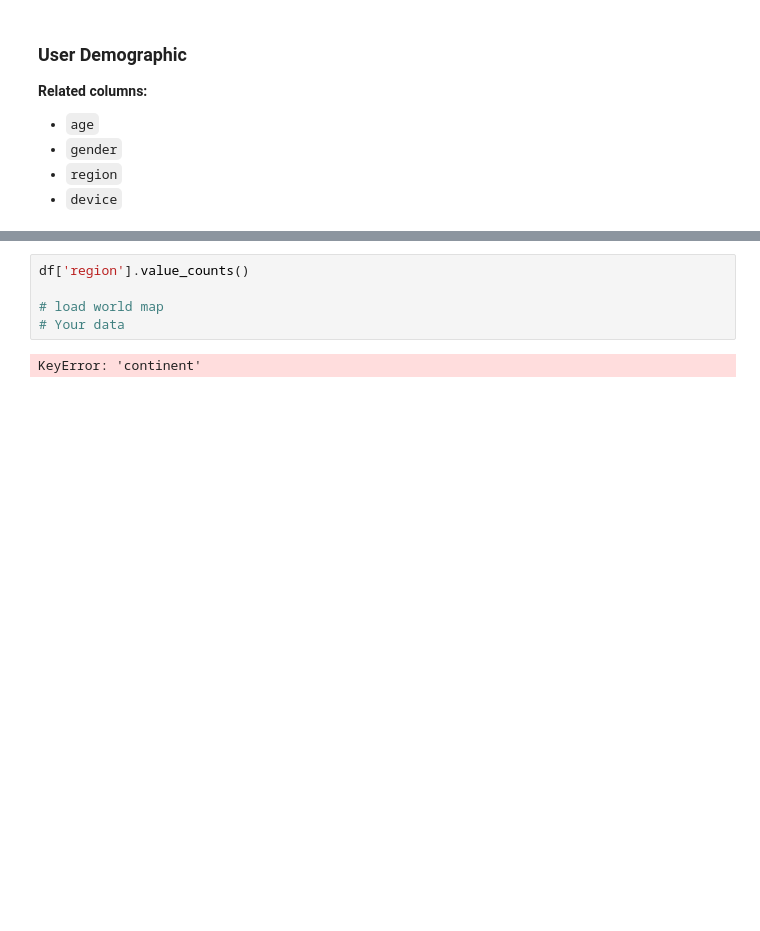
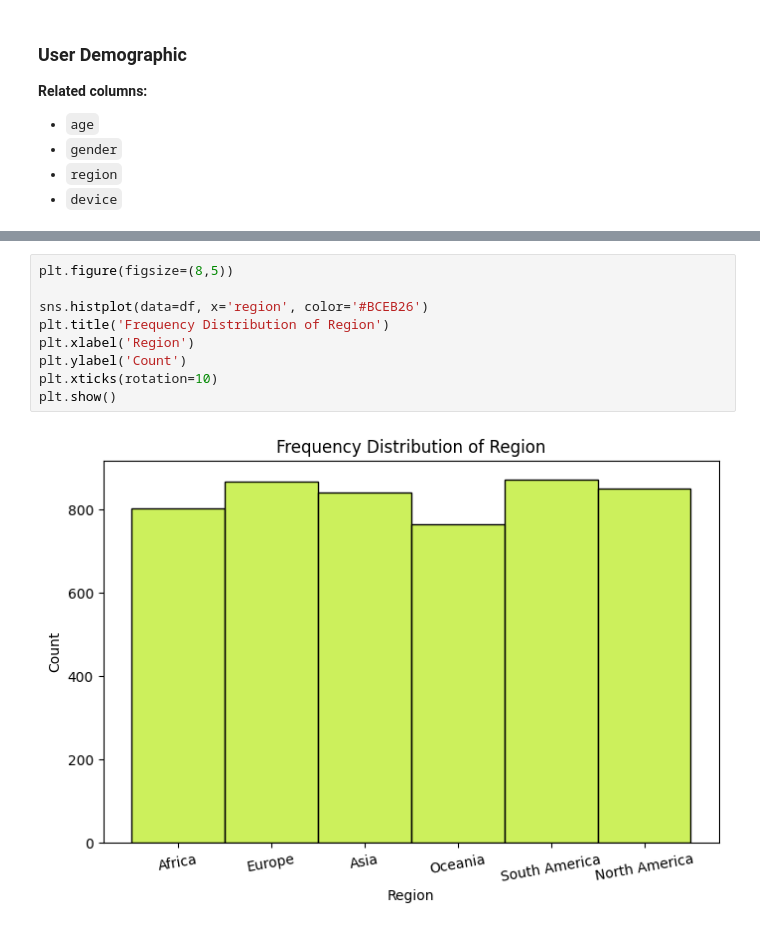
Before and after one commit to Lorre-Ramon/Netflix-Customer-Churn, a Jupyter notebook: churn.ipynb, the cells around one changed output, grey strips where cells are left out. Saved outputs shown, nothing was run; the diff lists cells and outputs as text; blank space fills up the shorter version.

```diff
--- a/churn.ipynb
+++ b/churn.ipynb
@@ -171,7 +205,11 @@ plt.show()
 # %%
-df['region'].value_counts()
+plt.figure(figsize=(8,5))
 
-# load world map
-# Your data
+sns.histplot(data=df, x='region', color='#BCEB26')
+plt.title('Frequency Distribution of Region')
+plt.xlabel('Region')
+plt.ylabel('Count')
+plt.xticks(rotation=10)
+plt.show()
 # %% [output]
-KeyError: 'continent'
+[figure, added]
```
Also changed, not shown: parts of 25 cells of this notebook.
